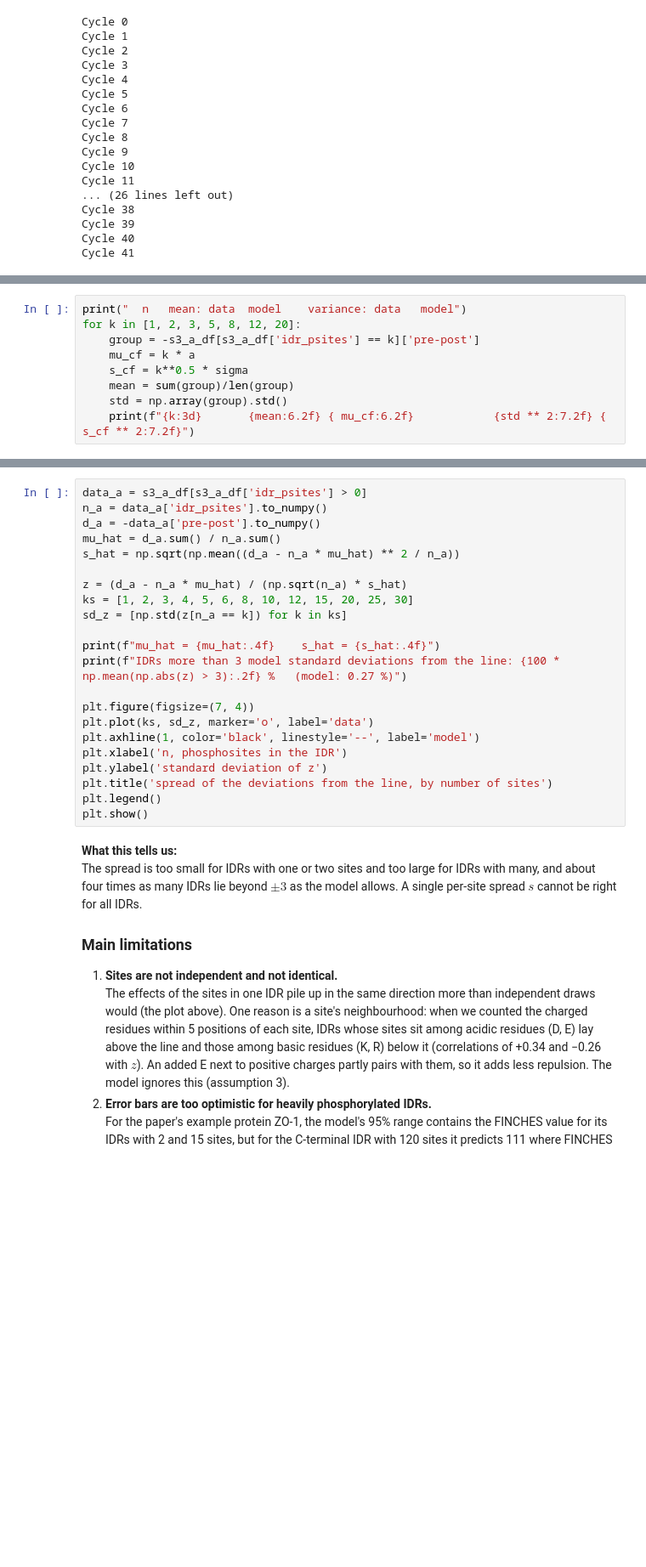
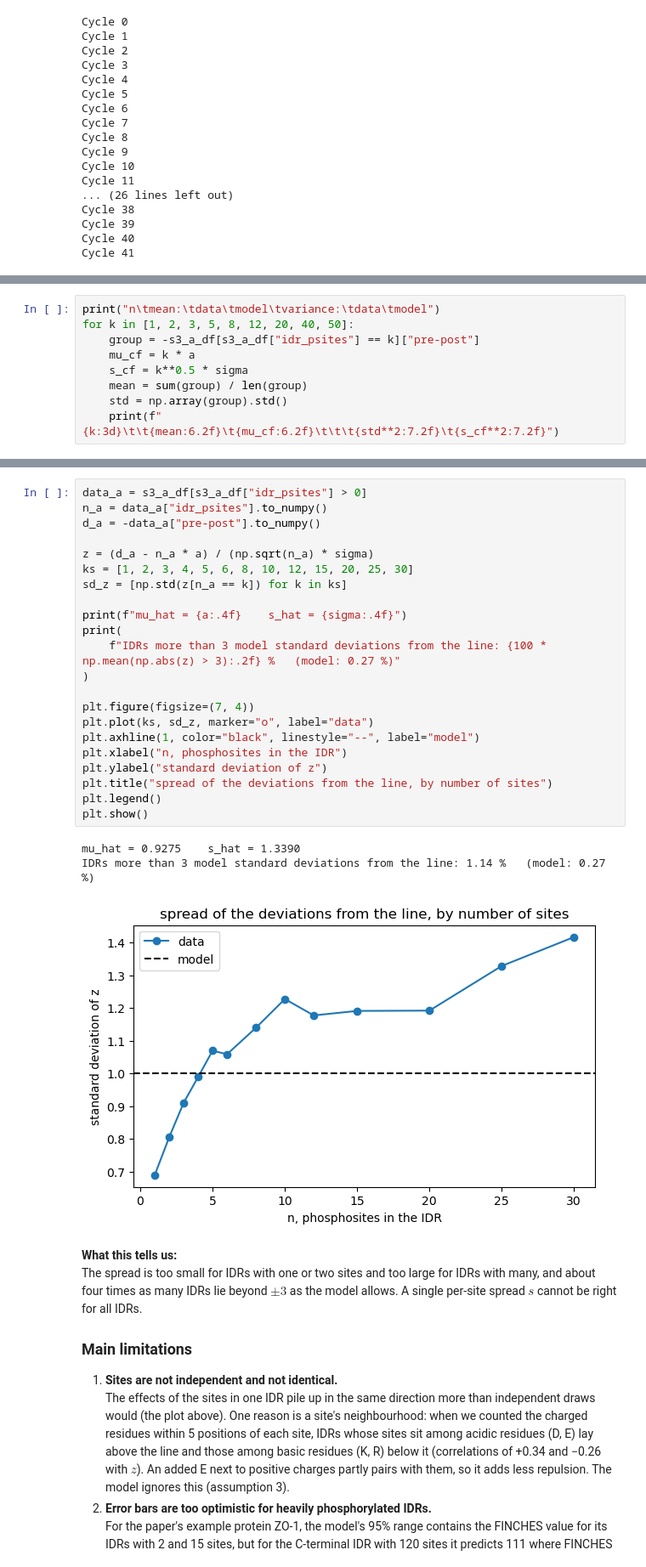
Before and after one commit to Laura-Filkova/CB2330-KICKASS-PROJECT, a Jupyter notebook: project.ipynb, the cells around one changed output, grey strips where cells are left out. Shown at 85% size. Cells and saved outputs as stored; diff of their text form; blank space fills up the shorter version.

```diff
--- a/project.ipynb
+++ b/project.ipynb
@@ -394,12 +425,12 @@ The fit used all IDRs at once. If the mechanism is right, its two predictions sh
 
 The means follow $n\hat\mu$ closely. The variances do not: the model's spread is too wide for IDRs with 1 to 3 sites and too narrow for IDRs with many.
 # %%
-print("  n   mean: data  model    variance: data   model")
-for k in [1, 2, 3, 5, 8, 12, 20]:
-    group = -s3_a_df[s3_a_df['idr_psites'] == k]['pre-post']
+print("n\tmean:\tdata\tmodel\tvariance:\tdata\tmodel")
+for k in [1, 2, 3, 5, 8, 12, 20, 40, 50]:
+    group = -s3_a_df[s3_a_df["idr_psites"] == k]["pre-post"]
     mu_cf = k * a
     s_cf = k**0.5 * sigma
-    mean = sum(group)/len(group)
+    mean = sum(group) / len(group)
     std = np.array(group).std()
-    print(f"{k:3d}       {mean:6.2f} { mu_cf:6.2f}            {std ** 2:7.2f} { s_cf ** 2:7.2f}")
+    print(f"{k:3d}\t\t{mean:6.2f}\t{mu_cf:6.2f}\t\t\t{std**2:7.2f}\t{s_cf**2:7.2f}")
 # %% [output]
@@ -529,25 +562,29 @@ We recompute $\hat\mu$ and $\hat s$ with the closed forms (the same values as se
 # %%
-data_a = s3_a_df[s3_a_df['idr_psites'] > 0]
-n_a = data_a['idr_psites'].to_numpy()
-d_a = -data_a['pre-post'].to_numpy()
-mu_hat = d_a.sum() / n_a.sum()
-s_hat = np.sqrt(np.mean((d_a - n_a * mu_hat) ** 2 / n_a))
+data_a = s3_a_df[s3_a_df["idr_psites"] > 0]
+n_a = data_a["idr_psites"].to_numpy()
+d_a = -data_a["pre-post"].to_numpy()
 
-z = (d_a - n_a * mu_hat) / (np.sqrt(n_a) * s_hat)
+z = (d_a - n_a * a) / (np.sqrt(n_a) * sigma)
 ks = [1, 2, 3, 4, 5, 6, 8, 10, 12, 15, 20, 25, 30]
 sd_z = [np.std(z[n_a == k]) for k in ks]
 
-print(f"mu_hat = {mu_hat:.4f}    s_hat = {s_hat:.4f}")
-print(f"IDRs more than 3 model standard deviations from the line: {100 * np.mean(np.abs(z) > 3):.2f} %   (model: 0.27 %)")
+print(f"mu_hat = {a:.4f}    s_hat = {sigma:.4f}")
+print(
+    f"IDRs more than 3 model standard deviations from the line: {100 * np.mean(np.abs(z) > 3):.2f} %   (model: 0.27 %)"
+)
 
 plt.figure(figsize=(7, 4))
-plt.plot(ks, sd_z, marker='o', label='data')
-plt.axhline(1, color='black', linestyle='--', label='model')
-plt.xlabel('n, phosphosites in the IDR')
-plt.ylabel('standard deviation of z')
-plt.title('spread of the deviations from the line, by number of sites')
+plt.plot(ks, sd_z, marker="o", label="data")
+plt.axhline(1, color="black", linestyle="--", label="model")
+plt.xlabel("n, phosphosites in the IDR")
+plt.ylabel("standard deviation of z")
+plt.title("spread of the deviations from the line, by number of sites")
 plt.legend()
 plt.show()
+# %% [output]
+mu_hat = 0.9275    s_hat = 1.3390
+IDRs more than 3 model standard deviations from the line: 1.14 %   (model: 0.27 %)
+[figure, added]
 # %% [markdown]
 **What this tells us:**
 The spread is too small for IDRs with one or two sites and too large for IDRs with many, and about four times as many IDRs lie beyond $\pm 3$ as the model allows. A single per-site spread $s$ cannot be right for all IDRs.
```
Also changed, not shown: parts of 27 cells of this notebook.
